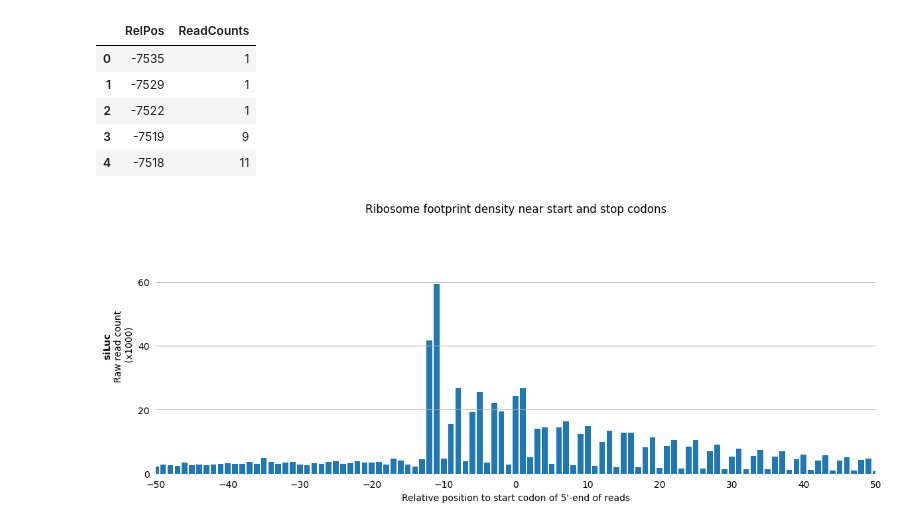
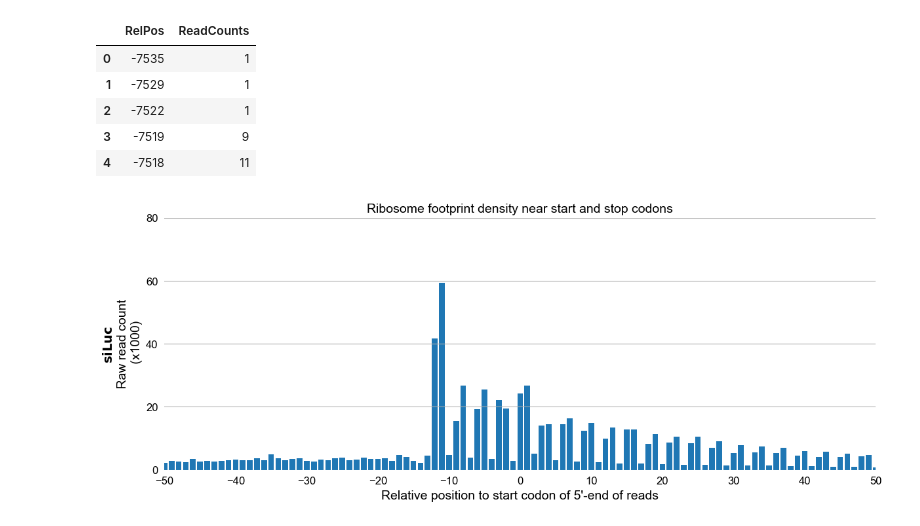
Before and after one commit to young5454/SNU-BI1, a Jupyter notebook: CoLab_TermProj_2024_2.ipynb, the cells around one changed output. Saved outputs shown, nothing was run; the diff lists cells and outputs as text; code cells hidden in the pictures.

Commit message:
Change font and fontsize

```diff
--- a/CoLab_TermProj_2024_2.ipynb
+++ b/CoLab_TermProj_2024_2.ipynb
@@ -286,36 +286,37 @@ merged_data.head()
 | 4 | -7518 | 11 |
 # %%
 import matplotlib.pyplot as plt
+
 
 # Set figure size
 plt.figure(figsize=(14, 5))
 
 # Create a bar plot
 plt.bar(merged_data['RelPos'], merged_data['ReadCounts'] / 1000)
 
 # Remove the box surrounding the plot
 plt.box(on=None)
 
 # Add horizontal grid lines
 plt.grid(axis='y')
 
 # Remove ticks from both axes
 plt.tick_params(axis='both', which='both', bottom=False, left=False)
 
 # x-axis
 plt.xlim((-50, 50))
-plt.xticks(range(-50, 51, 10))
+plt.xticks(range(-50, 51, 10), fontname='Arial', fontsize=12)
 
 # y-axis
 plt.ylim((0, 80))
-plt.yticks(range(0, 81, 20))
+plt.yticks(range(0, 81, 20), fontname='Arial', fontsize=12)
 
 # Add labels and title
-plt.xlabel('Relative position to start codon of 5\'-end of reads')
-plt.ylabel('$\mathbf{siLuc}$ \n Raw read count \n (x1000)')
-plt.title('Ribosome footprint density near start and stop codons')
+plt.xlabel('Relative position to start codon of 5\'-end of reads', fontname='Arial', fontsize=14)
+plt.ylabel('$\mathbf{siLuc}$ \n Raw read count \n (x1000)', fontname='Arial', fontsize=14)
+plt.title('Ribosome footprint density near start and stop codons', fontname='Arial', fontsize=14)
 
 # Show the plot
 plt.show()
 # %% [output]
-[figure, old version]
+[figure, new version]
```
